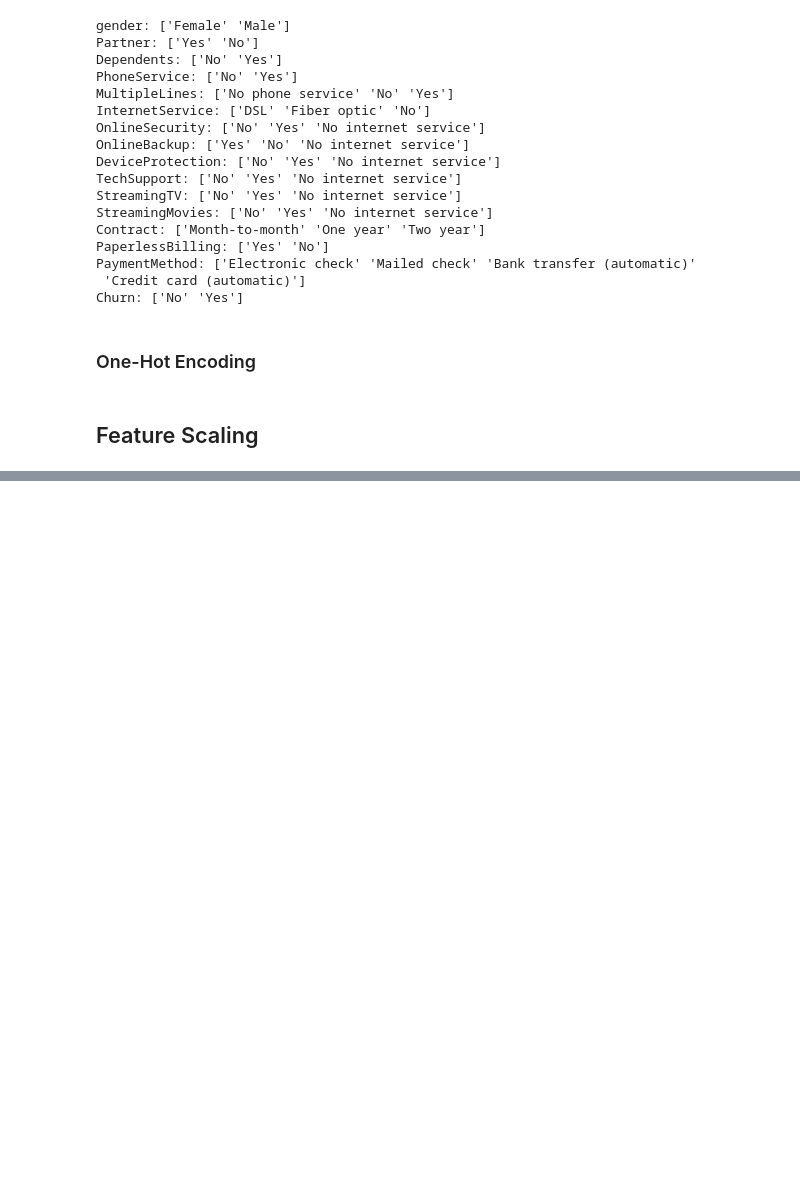
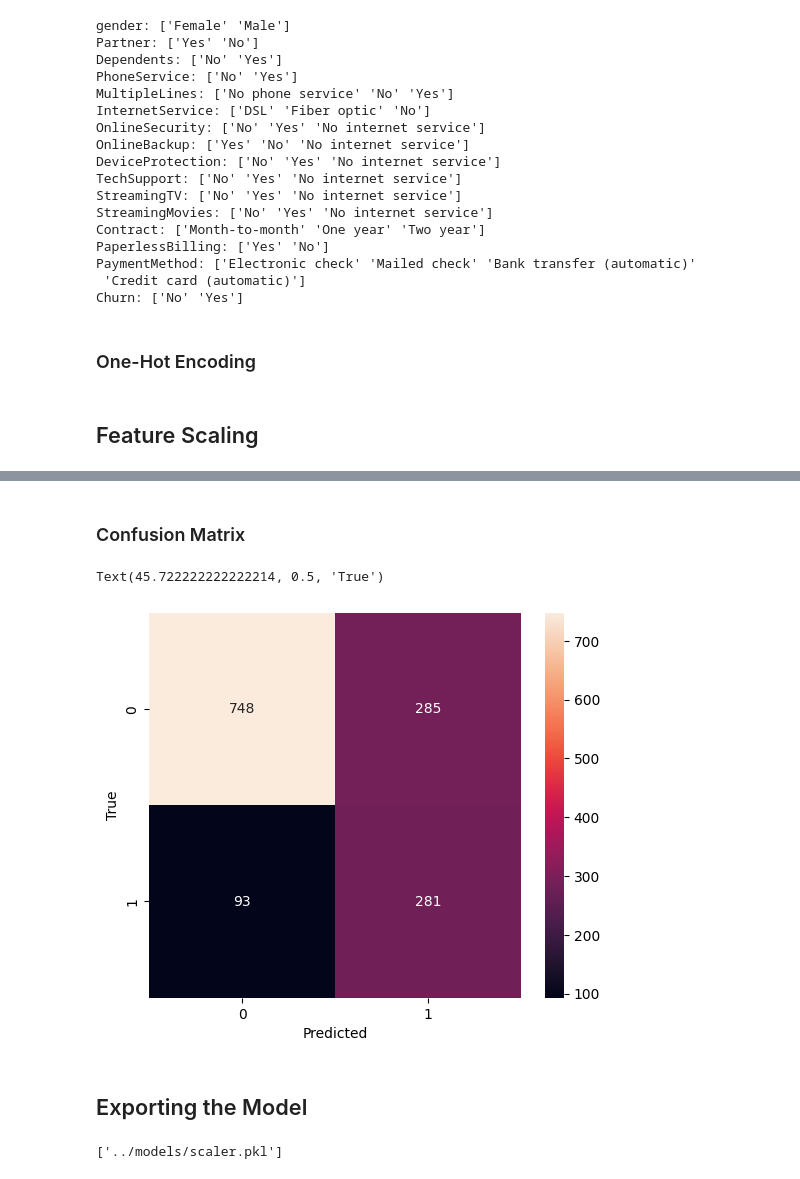
Before and after one commit to GeorgeYoussefRoger/Customer-Churn-Predictor, a Jupyter notebook: notebooks/churn_predictor.ipynb, the cells around one changed output, grey strips where cells are left out. Drawn from its saved outputs; the diff is of its cells as text; code cells hidden in the pictures; blank space fills up the shorter version.

Commit message:
Handled Class Imbalance

```diff
--- a/notebooks/01_data_preprocessing.ipynb
+++ b/notebooks/churn_predictor.ipynb
@@ -135,0 +139,5 @@ joblib.dump(scaler, "../models/scaler.pkl")
+# %%
+X = df_encoded.drop(columns=['Churn'])
+y = df_encoded['Churn']
+
+X_train, X_test, y_train, y_test = train_test_split(X, y, test_size=0.2, random_state=42, stratify=y)
@@ -135,0 +146,9 @@ joblib.dump(scaler, "../models/scaler.pkl")
+# %%
+model = keras.Sequential([
+    keras.Input(shape=(X_train.shape[1],)),
+    keras.layers.Dense(32, activation='relu'),
+    keras.layers.Dense(16, activation='relu'),
+    keras.layers.Dense(1, activation='sigmoid')
+])
+
+model.compile(optimizer='adam', loss='binary_crossentropy')
@@ -135,0 +157,5 @@ joblib.dump(scaler, "../models/scaler.pkl")
+# %%
+# Compute class weights to handle class imbalance
+weights = class_weight.compute_class_weight(class_weight='balanced', classes=np.unique(y_train), y=y_train)
+
+model.fit(X_train, y_train, epochs=50, class_weight=dict(enumerate(weights)))
@@ -135,0 +185,3 @@ joblib.dump(scaler, "../models/scaler.pkl")
+# %%
+y_pred = (model.predict(X_test) > 0.5).astype(int)
+print(classification_report(y_test, y_pred))
@@ -135,0 +198,17 @@ joblib.dump(scaler, "../models/scaler.pkl")
+# %% [markdown]
+### Confusion Matrix
+# %%
+plt.figure(figsize=(6,5))
+sns.heatmap(confusion_matrix(y_test, y_pred), annot=True, fmt='d')
+plt.xlabel('Predicted')
+plt.ylabel('True')
+# %% [output]
+Text(45.722222222222214, 0.5, 'True')
+[figure, added]
+# %% [markdown]
+## Exporting the Model
+# %%
+model.save("../models/final_model.keras")
+joblib.dump(scaler, "../models/scaler.pkl")
+# %% [output]
+['../models/scaler.pkl']
```
Also changed, not shown: parts of 11 cells of this notebook, 6 other files.
